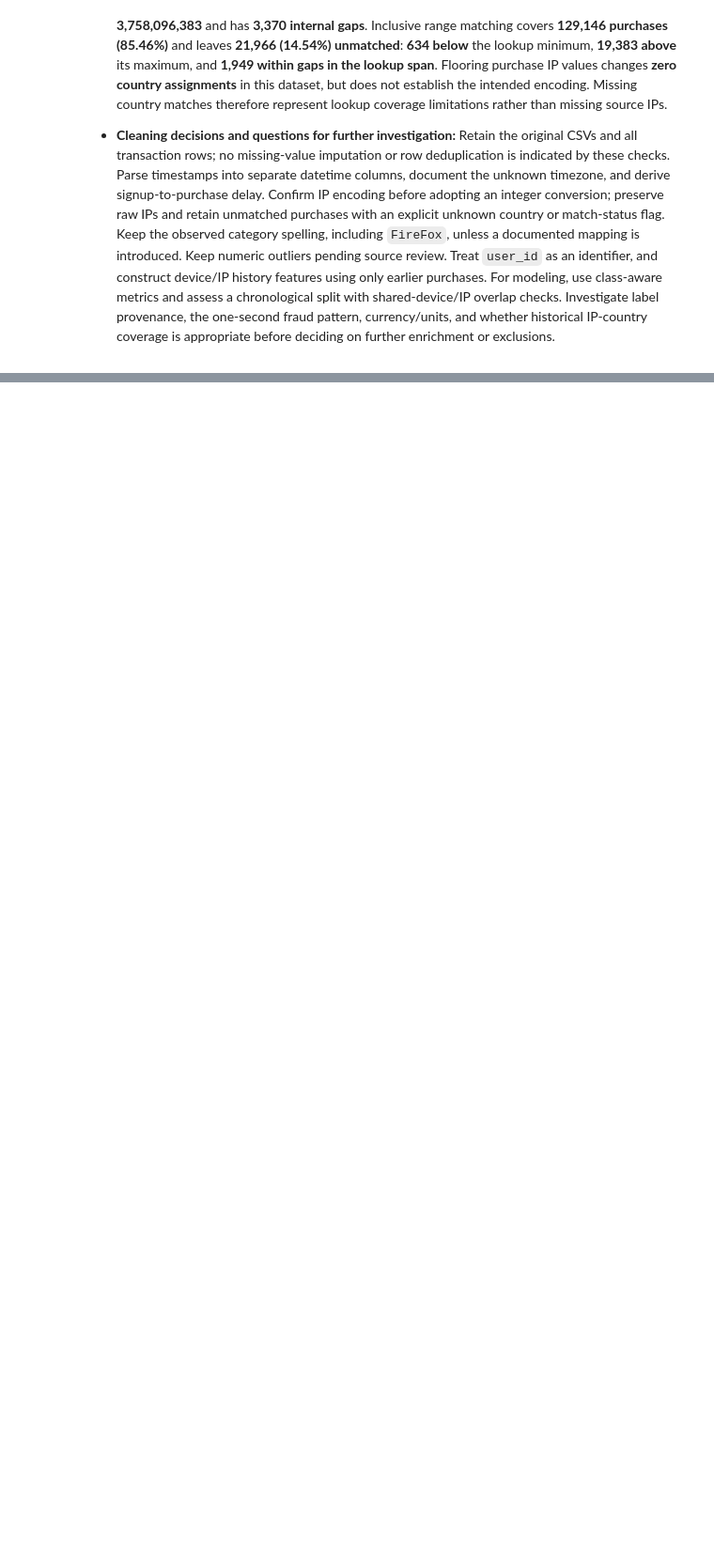
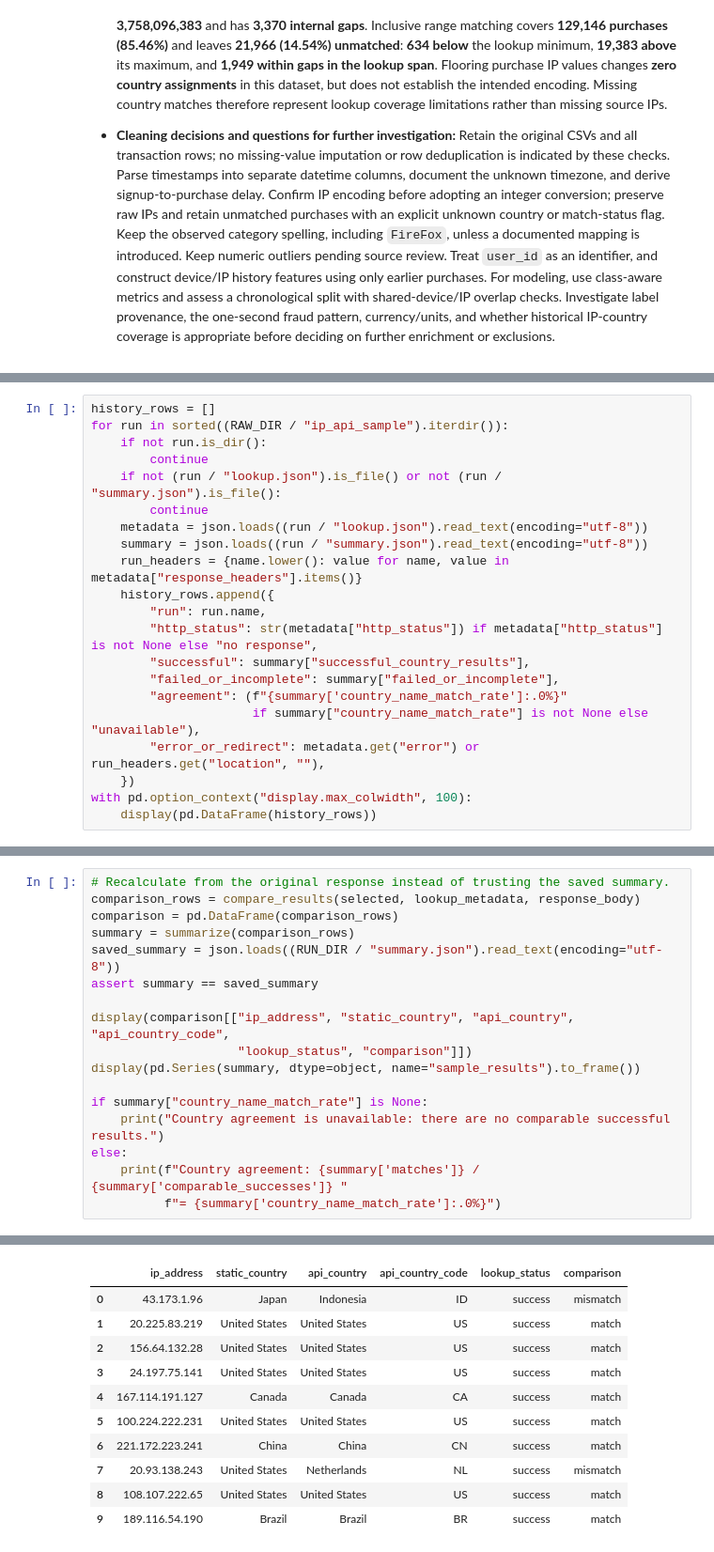
Before and after one commit to Mahmoud7111/Fraud-Detection-DEPI, a Jupyter notebook: notebooks/01_data_understanding.ipynb, the cells around one changed output, grey strips where cells are left out. Shown at 94% size. Drawn from its saved outputs; the diff is of its cells as text; blank space fills up the shorter version.

```diff
--- a/notebooks/01_data_understanding.ipynb
+++ b/notebooks/01_data_understanding.ipynb
@@ -377,0 +813,21 @@ Findings from the two local CSV files. Supporting checks and outputs appear abov
+# %%
+history_rows = []
+for run in sorted((RAW_DIR / "ip_api_sample").iterdir()):
+    if not run.is_dir():
+        continue
+    if not (run / "lookup.json").is_file() or not (run / "summary.json").is_file():
+        continue
+    metadata = json.loads((run / "lookup.json").read_text(encoding="utf-8"))
+    summary = json.loads((run / "summary.json").read_text(encoding="utf-8"))
+    run_headers = {name.lower(): value for name, value in metadata["response_headers"].items()}
+    history_rows.append({
+        "run": run.name,
+        "http_status": str(metadata["http_status"]) if metadata["http_status"] is not None else "no response",
+        "successful": summary["successful_country_results"],
+        "failed_or_incomplete": summary["failed_or_incomplete"],
+        "agreement": (f"{summary['country_name_match_rate']:.0%}"
+                      if summary["country_name_match_rate"] is not None else "unavailable"),
+        "error_or_redirect": metadata.get("error") or run_headers.get("location", ""),
+    })
+with pd.option_context("display.max_colwidth", 100):
+    display(pd.DataFrame(history_rows))
@@ -377,0 +953,18 @@ Findings from the two local CSV files. Supporting checks and outputs appear abov
+# %%
+# Recalculate from the original response instead of trusting the saved summary.
+comparison_rows = compare_results(selected, lookup_metadata, response_body)
+comparison = pd.DataFrame(comparison_rows)
+summary = summarize(comparison_rows)
+saved_summary = json.loads((RUN_DIR / "summary.json").read_text(encoding="utf-8"))
+assert summary == saved_summary
+
+display(comparison[["ip_address", "static_country", "api_country", "api_country_code",
+                    "lookup_status", "comparison"]])
+display(pd.Series(summary, dtype=object, name="sample_results").to_frame())
+
+if summary["country_name_match_rate"] is None:
+    print("Country agreement is unavailable: there are no comparable successful results.")
+else:
+    print(f"Country agreement: {summary['matches']} / {summary['comparable_successes']} "
+          f"= {summary['country_name_match_rate']:.0%}")
+# %% [output]
@@ -377,0 +972,11 @@ Findings from the two local CSV files. Supporting checks and outputs appear abov
+|  | ip_address | static_country | api_country | api_country_code | lookup_status | comparison |
+| 0 | 43.173.1.96 | Japan | Indonesia | ID | success | mismatch |
+| 1 | 20.225.83.219 | United States | United States | US | success | match |
+| 2 | 156.64.132.28 | United States | United States | US | success | match |
+| 3 | 24.197.75.141 | United States | United States | US | success | match |
+| 4 | 167.114.191.127 | Canada | Canada | CA | success | match |
+| 5 | 100.224.222.231 | United States | United States | US | success | match |
+| 6 | 221.172.223.241 | China | China | CN | success | match |
+| 7 | 20.93.138.243 | United States | Netherlands | NL | success | mismatch |
+| 8 | 108.107.222.65 | United States | United States | US | success | match |
+| 9 | 189.116.54.190 | Brazil | Brazil | BR | success | match |
```
Also changed, not shown: parts of 38 cells of this notebook.
